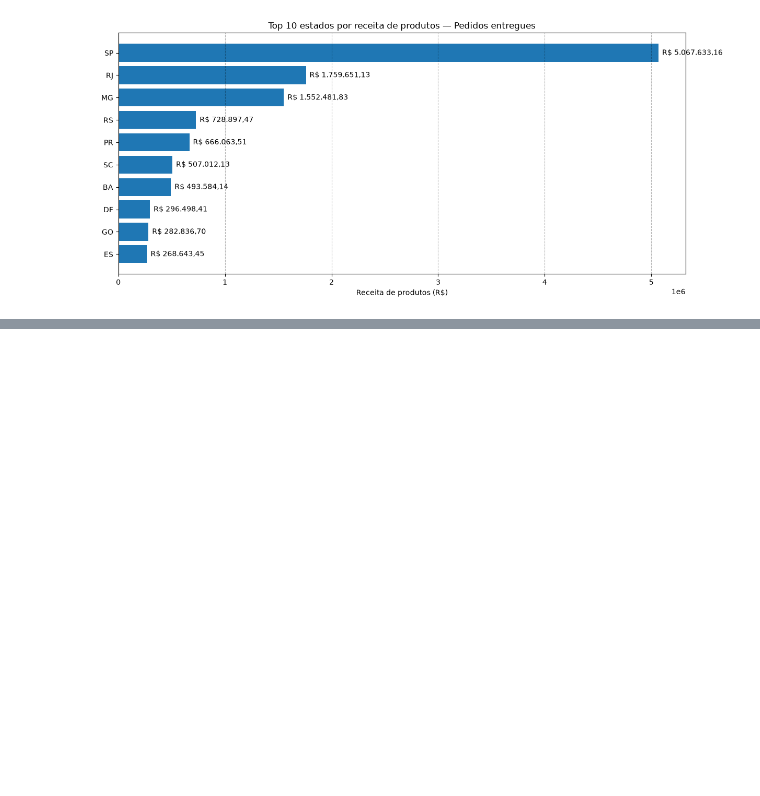
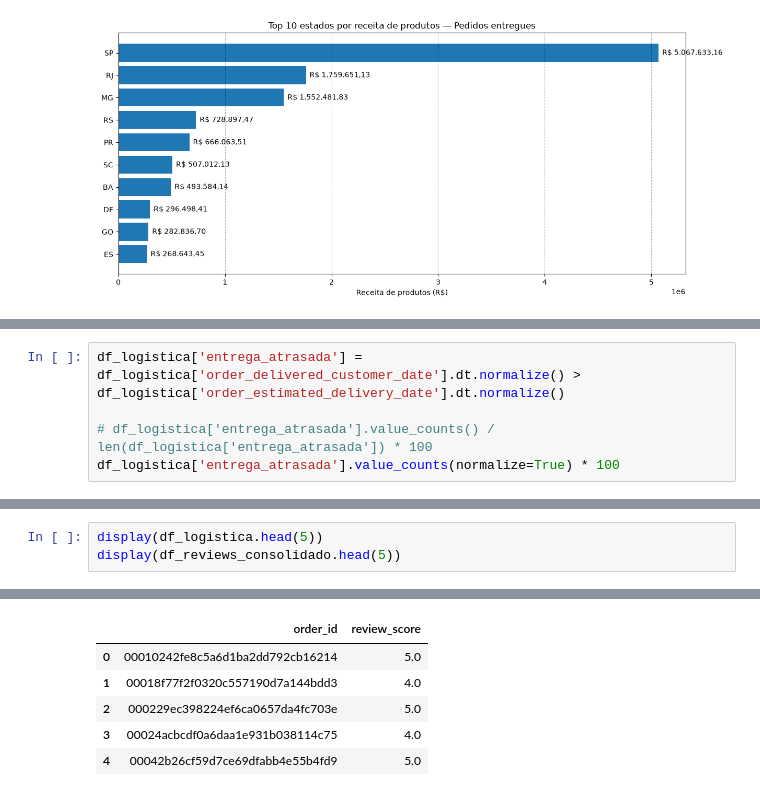
Before and after one commit to nerydyego/olist-ecommerce-sql, a Jupyter notebook: notebooks/02_analise_exploratoria.ipynb, the cells around one changed output, grey strips where cells are left out. Drawn from its saved outputs; the diff is of its cells as text; blank space fills up the shorter version.

```diff
--- a/notebooks/02_analise_exploratoria.ipynb
+++ b/notebooks/02_analise_exploratoria.ipynb
@@ -469,0 +545,5 @@ plt.show()
+# %%
+df_logistica['entrega_atrasada'] = df_logistica['order_delivered_customer_date'].dt.normalize() > df_logistica['order_estimated_delivery_date'].dt.normalize()
+
+# df_logistica['entrega_atrasada'].value_counts() / len(df_logistica['entrega_atrasada']) * 100
+df_logistica['entrega_atrasada'].value_counts(normalize=True) * 100
@@ -469,0 +605,4 @@ plt.show()
+# %%
+display(df_logistica.head(5))
+display(df_reviews_consolidado.head(5))
+# %% [output]
@@ -469,0 +615,6 @@ plt.show()
+|  | order_id | review_score |
+| 0 | 00010242fe8c5a6d1ba2dd792cb16214 | 5.0 |
+| 1 | 00018f77f2f0320c557190d7a144bdd3 | 4.0 |
+| 2 | 000229ec398224ef6ca0657da4fc703e | 5.0 |
+| 3 | 00024acbcdf0a6daa1e931b038114c75 | 4.0 |
+| 4 | 00042b26cf59d7ce69dfabb4e55b4fd9 | 5.0 |
```
Also changed, not shown: parts of 29 cells of this notebook, 2 other files.
